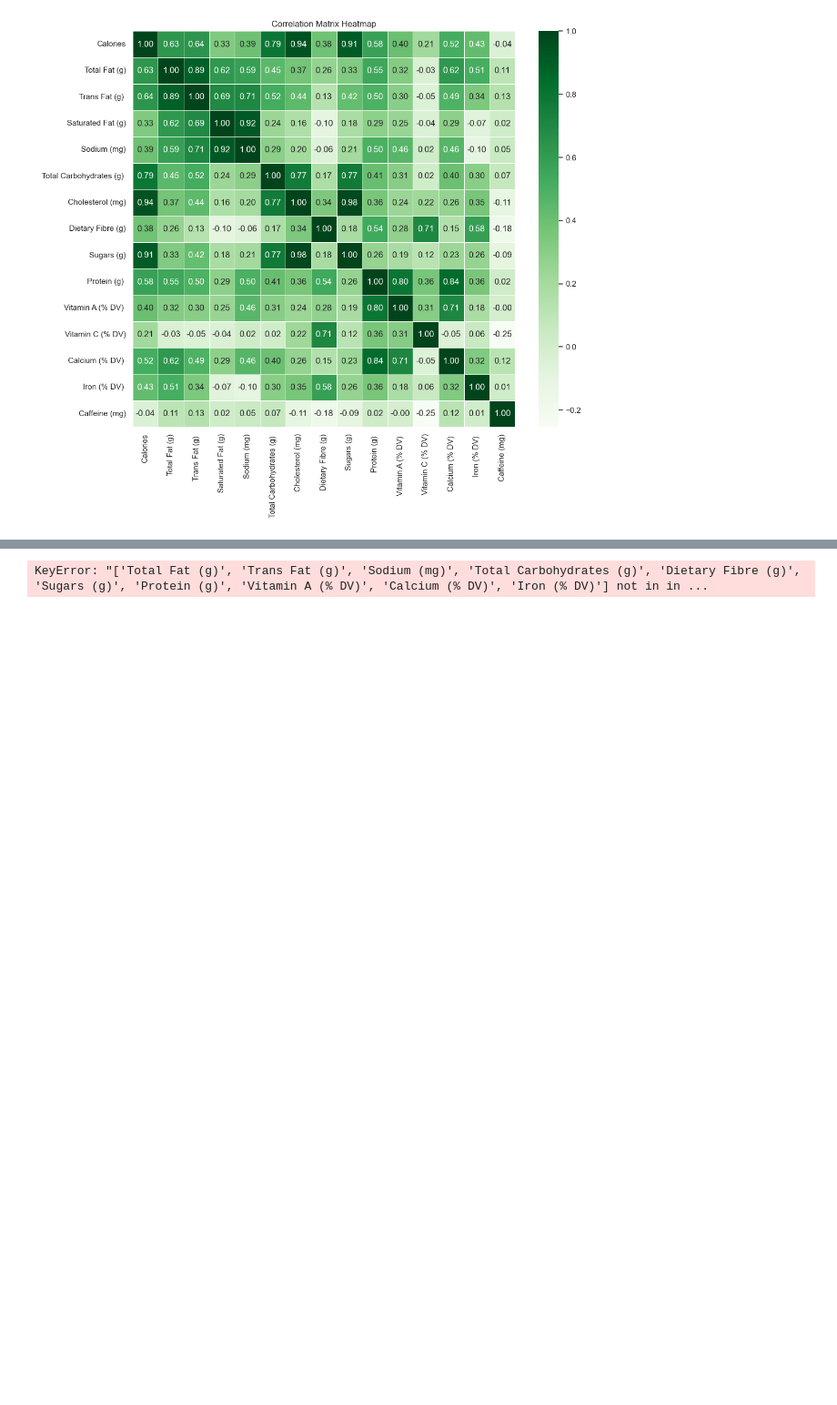
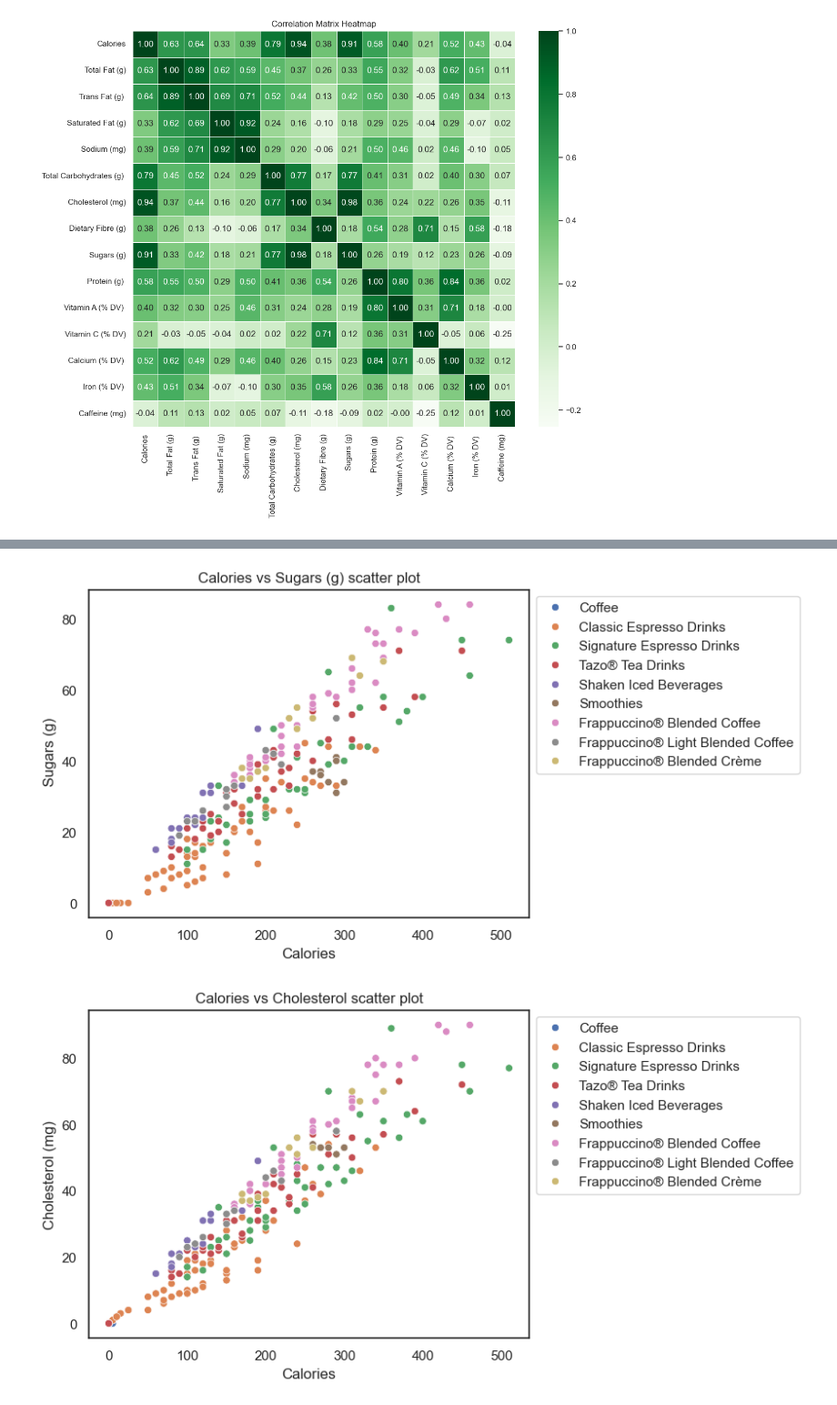
Before and after one commit to nihith-nath/Starbucks-Analysis, a Jupyter notebook: starbucks_analysis.ipynb, the cells around one changed output, grey strips where cells are left out. Shown at 91% size. Cells and saved outputs as stored; diff of their text form; code cells hidden in the pictures; blank space fills up the shorter version.

```diff
--- a/starbucks_analysis.ipynb
+++ b/starbucks_analysis.ipynb
@@ -310,47 +312,20 @@ plt.show()
 # %%
-import pandas as pd
-from sklearn.metrics.pairwise import cosine_similarity
-from sklearn.preprocessing import StandardScaler
-from sklearn.decomposition import PCA
+# Calories vs Sugars (g)
+v1= sb.scatterplot(data=drinks_df, x="Calories", y=" Sugars (g)", hue="Beverage_category")
+plt.title("Calories vs Sugars (g) scatter plot")
+plt.legend(loc='upper left', bbox_to_anchor=(1, 1))
+plt.show()
+# Calories vs Cholesterol
+v2= sb.scatterplot(data=drinks_df, x="Calories", y="Cholesterol (mg)", hue="Beverage_category")
+plt.title("Calories vs Cholesterol scatter plot")
+plt.legend(loc='upper left', bbox_to_anchor=(1, 1))
+plt.show()
 
-# Assuming 'drinks_df' is your Starbucks dataset
-# Select relevant features for the recommendation system
-features = ['Calories', 'Total Fat (g)', 'Trans Fat (g)', 'Saturated Fat (g)',
-            'Sodium (mg)', 'Total Carbohydrates (g)', 'Cholesterol (mg)',
-            'Dietary Fibre (g)', 'Sugars (g)', 'Protein (g)', 'Vitamin A (% DV)',
-            'Vitamin C (% DV)', 'Calcium (% DV)', 'Iron (% DV)', 'Caffeine (mg)']
-
-# Fill missing values with 0 for simplicity (you may want to handle missing values more carefully)
-drinks_df[features] = drinks_df[features].fillna(0)
-
-# Standardize the features
-scaler = StandardScaler()
-scaled_features = scaler.fit_transform(drinks_df[features])
-
-# Apply Principal Component Analysis (PCA) to reduce dimensionality
-pca = PCA(n_components=2)
-pca_result = pca.fit_transform(scaled_features)
-
-# Create a DataFrame with the PCA results and beverage names
-pca_df = pd.DataFrame(pca_result, columns=['PC1', 'PC2'])
-pca_df['Beverage'] = drinks_df['Beverage']
-
-# Calculate cosine similarity between beverages
-cosine_sim = cosine_similarity(scaled_features)
-cosine_sim_df = pd.DataFrame(cosine_sim, index=drinks_df['Beverage'], columns=drinks_df['Beverage'])
-
-def recommend_beverage(beverage_name, cosine_sim_matrix, num_recommendations=5):
-    # Get the cosine similarity values for the given beverage
-    sim_scores = cosine_sim_matrix[beverage_name]
-
-    # Get the indices of beverages with the highest similarity scores
-    similar_beverages = sim_scores.sort_values(ascending=False).index[1:num_recommendations+1]
-
-    return similar_beverages
-
-# Example: Recommend beverages similar to 'Caffè Americano'
-recommendations = recommend_beverage('Caffè Americano', cosine_sim_df)
-print("Recommended Beverages:")
-print(drinks_df.loc[drinks_df['Beverage'].isin(recommendations), 'Beverage'])
+# Calories vs Cholesterol
+v2= sb.scatterplot(data=drinks_df, x=" Sugars (g)", y="Cholesterol (mg)", hue="Beverage_category")
+plt.title("Sugar vs Cholesterol scatter plot")
+plt.legend(loc='upper left', bbox_to_anchor=(1, 1))
+plt.show()
 # %% [output]
-KeyError: "['Total Fat (g)', 'Trans Fat (g)', 'Sodium (mg)', 'Total Carbohydrates (g)', 'Dietary Fibre (g)', 'Sugars (g)', 'Protein (g)', 'Vitamin A (% DV)', 'Calcium (% DV)', 'Iron (% DV)'] not in in ...
+[figure, added]
+[figure, added]
```
Also changed, not shown: parts of 4 cells of this notebook.
